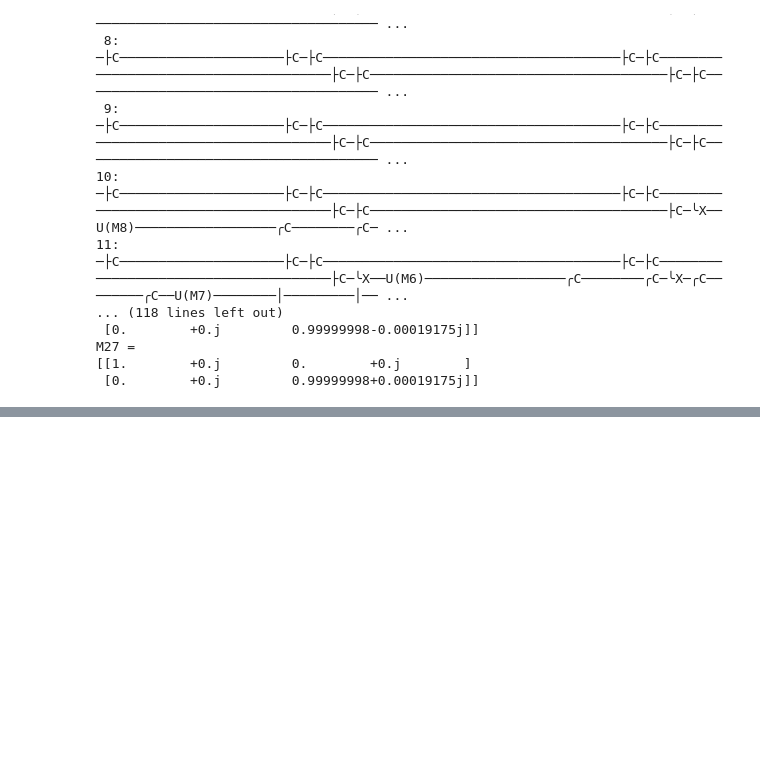
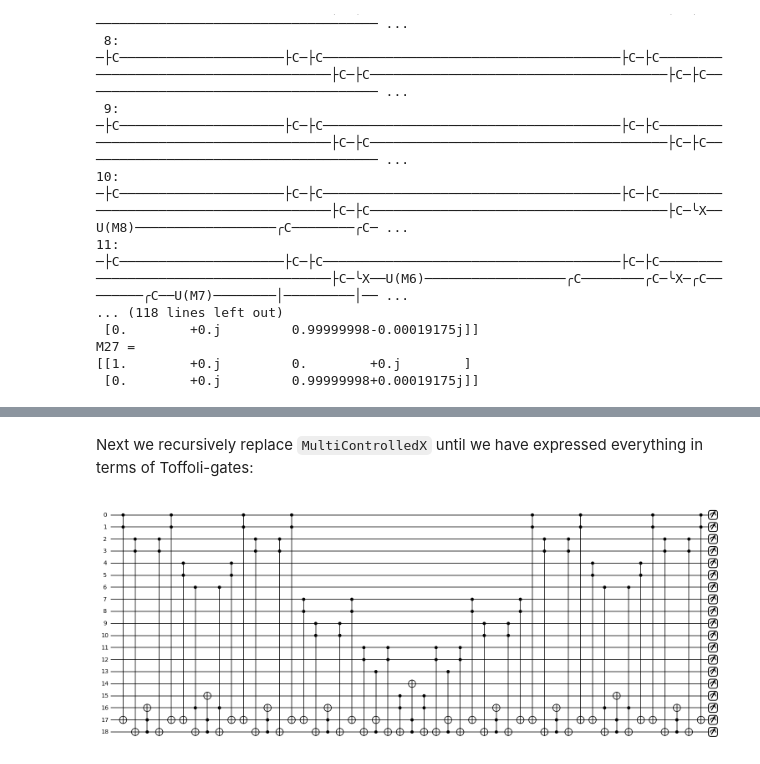
Before and after one commit to valterUo/classiq-coding-competition, a Jupyter notebook: main.ipynb, the cells around one changed output, grey strips where cells are left out. Cells and saved outputs as stored; diff of their text form; code cells hidden in the pictures; blank space fills up the shorter version.

Commit message:
Finalize the first version of the algorithm

```diff
--- a/main.ipynb
+++ b/main.ipynb
@@ -355,0 +448,30 @@ print(qml.drawer.draw(multi_Toffoli_final, show_all_wires=True, decimals=5, max_
+# %% [markdown]
+Next we recursively replace `MultiControlledX` until we have expressed everything in terms of Toffoli-gates:
+# %%
+dev = qml.device("default.qubit", wires=20)
+
+def make_it_half_recursive(ctrl_wires, target):
+    n_ctrl = len(ctrl_wires)
+    ctrl_indices1 = math.ceil(n_ctrl/2)
+
+    if n_ctrl == 1:
+        qml.Toffoli(wires = [ctrl_wires[0], target + 1, target])
+    elif n_ctrl == 2:
+        qml.Toffoli(wires = [ctrl_wires[0], ctrl_wires[1], target])
+    else:
+        new_target = max(max(ctrl_wires), target)
+        make_it_half_recursive(ctrl_wires[:ctrl_indices1], new_target + 1)
+        make_it_half_recursive(ctrl_wires[ctrl_indices1:] + [new_target + 1], target)
+        make_it_half_recursive(ctrl_wires[:ctrl_indices1], new_target + 1)
+
+@qml.qnode(dev)
+def full_algorithm(ctrl_wires, target):
+    make_it_half_recursive(ctrl_wires, target)
+    return qml.state()
+
+qml.drawer.use_style('black_white')
+x = 14
+fig, ax = qml.draw_mpl(full_algorithm, wire_order=list(range(20)), show_all_wires = False)(list(range(x)), x)
+fig.set_size_inches(fig.get_size_inches()[0]*0.4, fig.get_size_inches()[1]*0.4)
+# %% [output]
+[figure, added]
```
Also changed, not shown: parts of 29 cells of this notebook, 1 other file.
